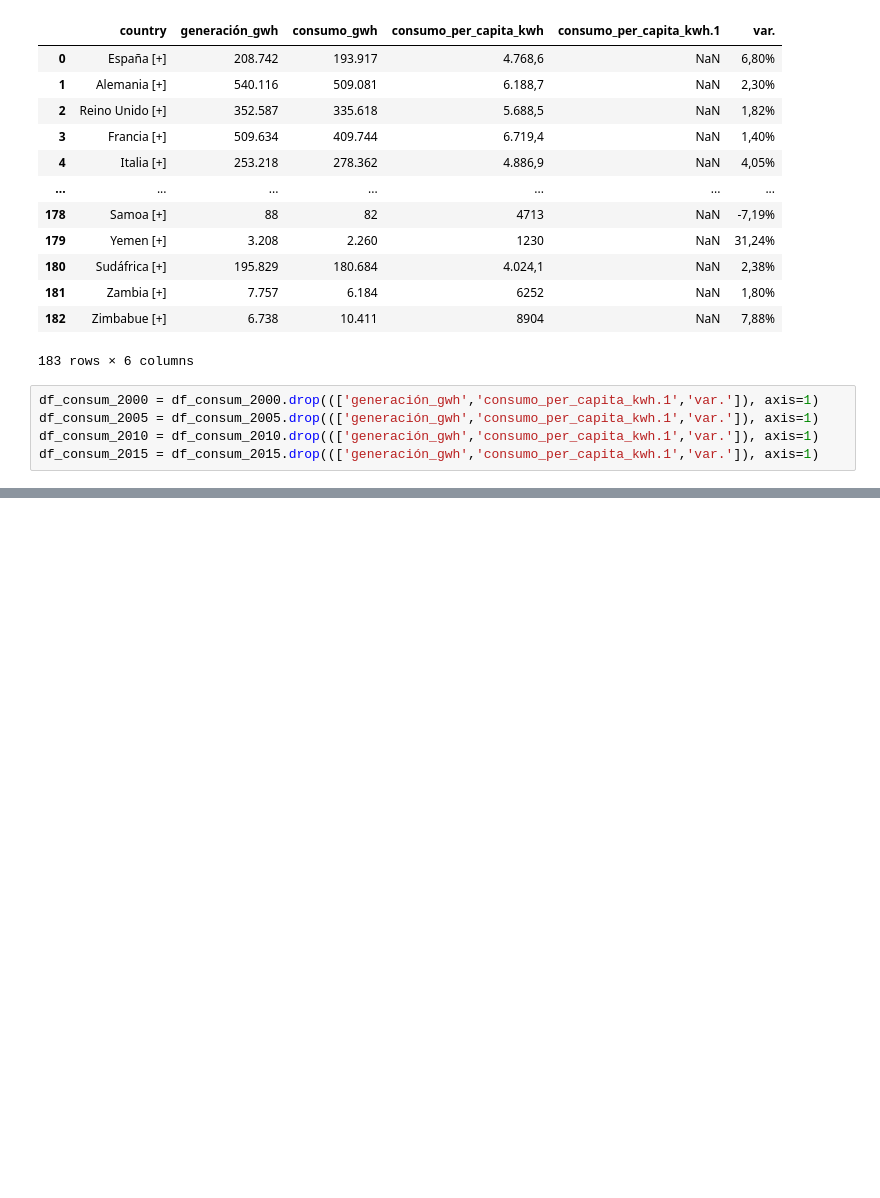
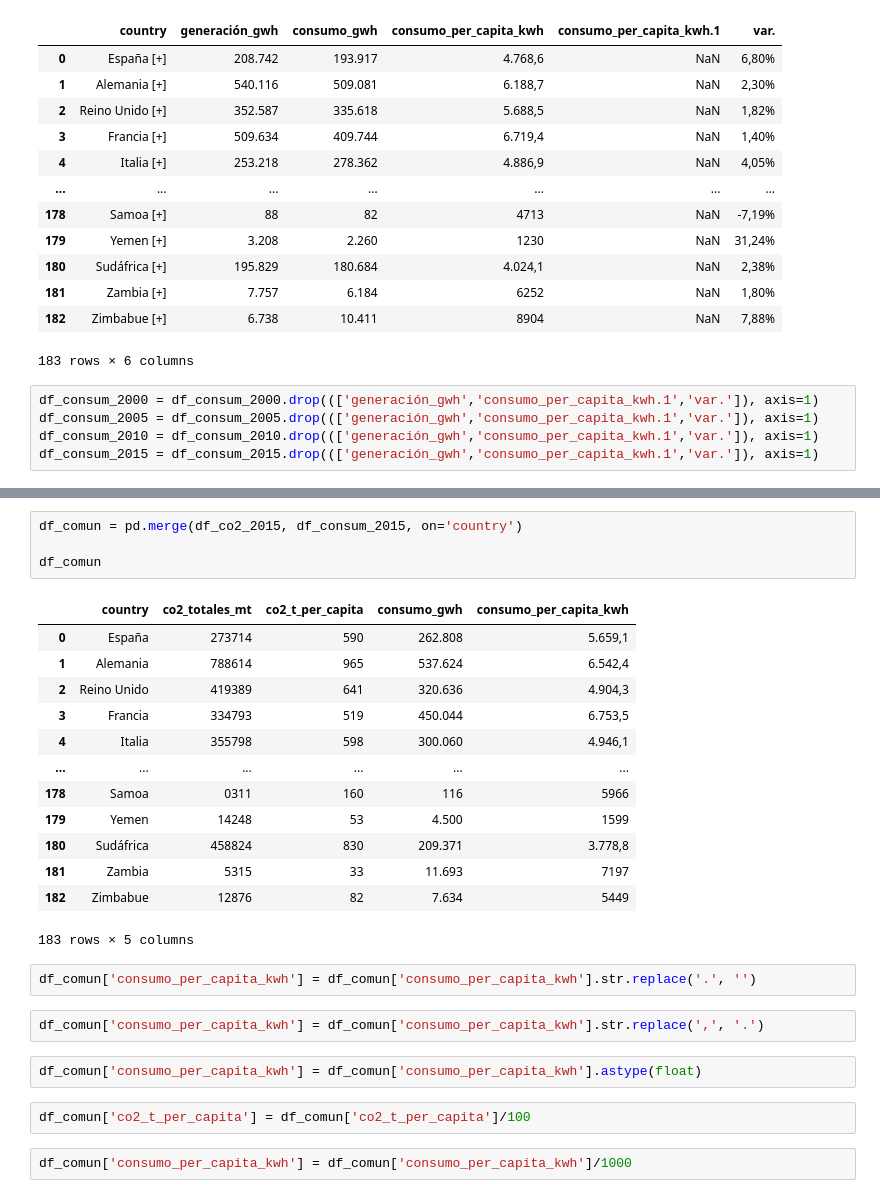
Before and after one commit to Gbau11/Proyecto, a Jupyter notebook: Groups.ipynb, the cells around one changed output, grey strips where cells are left out. Drawn from its saved outputs; the diff is of its cells as text; blank space fills up the shorter version.

```diff
--- a/Groups.ipynb
+++ b/Groups.ipynb
@@ -404,0 +379,28 @@ Name: country, Length: 184, dtype: object
+# %%
+df_comun = pd.merge(df_co2_2015, df_consum_2015, on='country')
+
+df_comun
+# %% [output]
+|  | country | co2_totales_mt | co2_t_per_capita | consumo_gwh | consumo_per_capita_kwh |
+| 0 | España | 273714 | 590 | 262.808 | 5.659,1 |
+| 1 | Alemania | 788614 | 965 | 537.624 | 6.542,4 |
+| 2 | Reino Unido | 419389 | 641 | 320.636 | 4.904,3 |
+| 3 | Francia | 334793 | 519 | 450.044 | 6.753,5 |
+| 4 | Italia | 355798 | 598 | 300.060 | 4.946,1 |
+| ... | ... | ... | ... | ... | ... |
+| 178 | Samoa | 0311 | 160 | 116 | 5966 |
+| 179 | Yemen | 14248 | 53 | 4.500 | 1599 |
+| 180 | Sudáfrica | 458824 | 830 | 209.371 | 3.778,8 |
+| 181 | Zambia | 5315 | 33 | 11.693 | 7197 |
+| 182 | Zimbabue | 12876 | 82 | 7.634 | 5449 |
+183 rows × 5 columns
+# %%
+df_comun['consumo_per_capita_kwh'] = df_comun['consumo_per_capita_kwh'].str.replace('.', '')
+# %%
+df_comun['consumo_per_capita_kwh'] = df_comun['consumo_per_capita_kwh'].str.replace(',', '.')
+# %%
+df_comun['consumo_per_capita_kwh'] = df_comun['consumo_per_capita_kwh'].astype(float)
+# %%
+df_comun['co2_t_per_capita'] = df_comun['co2_t_per_capita']/100
+# %%
+df_comun['consumo_per_capita_kwh'] = df_comun['consumo_per_capita_kwh']/1000
```
Also changed, not shown: parts of 4 cells of this notebook.
